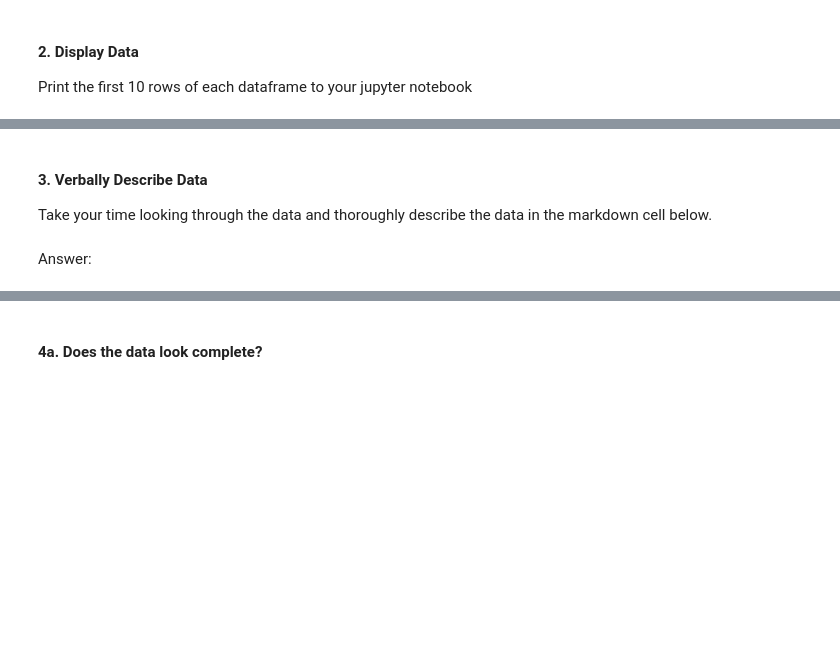
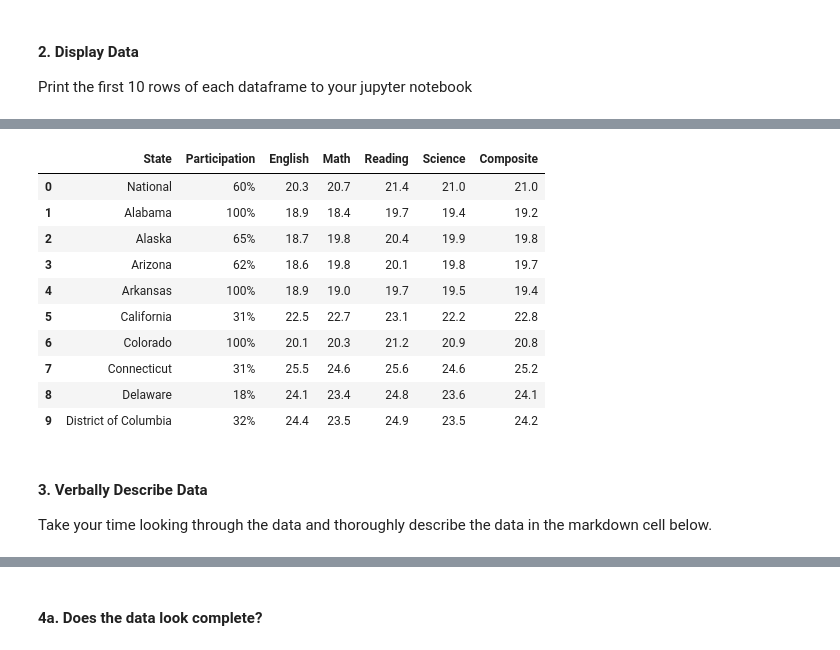
Before and after one commit to KennethChewx/Project_1, a Jupyter notebook: code/starter-code.ipynb, the cells around one changed output, grey strips where cells are left out. Cells and saved outputs as stored; diff of their text form; code cells hidden in the pictures; blank space fills up the shorter version.

```diff
--- a/code/starter-code.ipynb
+++ b/code/starter-code.ipynb
@@ -42,6 +62,18 @@ Print the first 10 rows of each dataframe to your jupyter notebook
+# %%
+act_df.head(10)
+# %% [output]
+|  | State | Participation | English | Math | Reading | Science | Composite |
+| 0 | National | 60% | 20.3 | 20.7 | 21.4 | 21.0 | 21.0 |
+| 1 | Alabama | 100% | 18.9 | 18.4 | 19.7 | 19.4 | 19.2 |
+| 2 | Alaska | 65% | 18.7 | 19.8 | 20.4 | 19.9 | 19.8 |
+| 3 | Arizona | 62% | 18.6 | 19.8 | 20.1 | 19.8 | 19.7 |
+| 4 | Arkansas | 100% | 18.9 | 19.0 | 19.7 | 19.5 | 19.4 |
+| 5 | California | 31% | 22.5 | 22.7 | 23.1 | 22.2 | 22.8 |
+| 6 | Colorado | 100% | 20.1 | 20.3 | 21.2 | 20.9 | 20.8 |
+| 7 | Connecticut | 31% | 25.5 | 24.6 | 25.6 | 24.6 | 25.2 |
+| 8 | Delaware | 18% | 24.1 | 23.4 | 24.8 | 23.6 | 24.1 |
+| 9 | District of Columbia | 32% | 24.4 | 23.5 | 24.9 | 23.5 | 24.2 |
 # %% [markdown]
 #### 3. Verbally Describe Data
 
 Take your time looking through the data and thoroughly describe the data in the markdown cell below.
-# %% [markdown]
-Answer:
```
Also changed, not shown: parts of 28 cells of this notebook.
